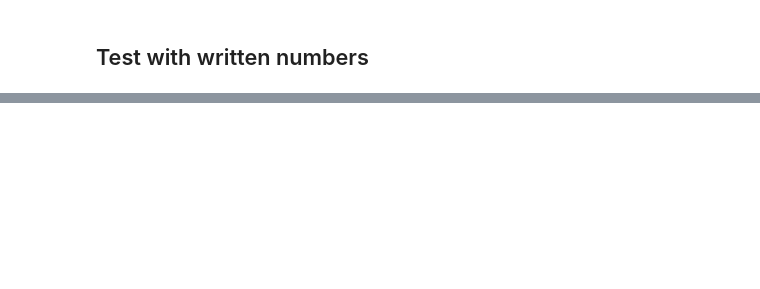
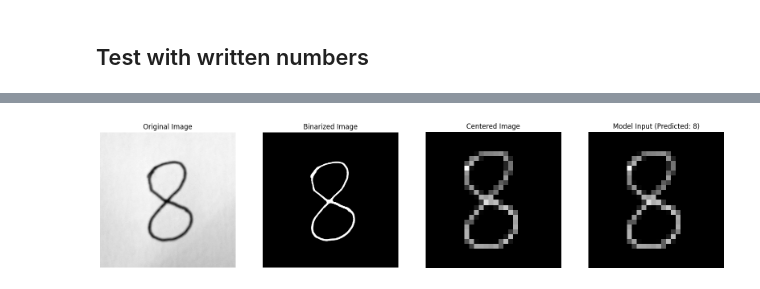
Before and after one commit to abe16s/MNIST-Mobile, a Jupyter notebook: raw_mnist.ipynb, the cells around one changed output, grey strips where cells are left out. Saved outputs shown, nothing was run; the diff lists cells and outputs as text; code cells hidden in the pictures; blank space fills up the shorter version.

```diff
--- a/raw_mnist.ipynb
+++ b/raw_mnist.ipynb
@@ -111 +109,82 @@ Image: one.jpg, Predicted Digit: 4
 ... (9 outputs left out)
+# %%
+def preprocess_image(image_path):
+    # Read the image in grayscale
+    img = cv2.imread(image_path, cv2.IMREAD_GRAYSCALE)
+
+    # Apply thresholding to binarize the image
+    _, img_bin = cv2.threshold(img, 128, 255, cv2.THRESH_BINARY_INV)
+
+    # Apply dilation to thicken the digit
+    kernel = np.ones((2, 2), np.uint8)
+    img_dilated = cv2.dilate(img_bin, kernel, iterations=1)
+
+    # Find bounding box of the digit
+    contours, _ = cv2.findContours(img_dilated, cv2.RETR_EXTERNAL, cv2.CHAIN_APPROX_SIMPLE)
+    if contours:
+        x, y, w, h = cv2.boundingRect(contours[0])
+        img_cropped = img_dilated[y:y+h, x:x+w]
+    else:
+        img_cropped = img_dilated  # Fallback if no contour is found
+
+    # Resize the cropped image to maintain aspect ratio
+    h, w = img_cropped.shape
+    scale = 20 / max(h, w)  # Target size within a 28x28 canvas
+    new_h, new_w = int(h * scale), int(w * scale)
+    img_resized = cv2.resize(img_cropped, (new_w, new_h), interpolation=cv2.INTER_AREA)
+
+    # Create a blank canvas and center the resized digit
+    canvas = np.zeros((28, 28), dtype='uint8')
+    top = (28 - new_h) // 2
+    left = (28 - new_w) // 2
+    canvas[top:top + new_h, left:left + new_w] = img_resized
+
+    # Normalize pixel values to [0, 1]
+    img_normalized = canvas.astype('float32') / 255.0
+
+    # Reshape to match the model's expected input (1, 28, 28, 1)
+    img_normalized = np.expand_dims(img_normalized, axis=-1)  # Add channel dimension
+    img_normalized = np.expand_dims(img_normalized, axis=0)  # Add batch dimension
+
+    return img, img_bin, canvas, img_normalized
+
+
+for image_name in os.listdir(image_folder):
+    image_path = os.path.join(image_folder, image_name)
+
+    # Preprocess and get original, binarized, centered, and normalized images
+    original, binarized, centered, input_tensor = preprocess_image(image_path)
+
+    # Make predictions
+    prediction = model.predict(input_tensor)
+    predicted_class = np.argmax(prediction, axis=1)[0]
+
+    # Display the images
+    plt.figure(figsize=(20, 5))
+
+    # Original image
+    plt.subplot(1, 4, 1)
+    plt.imshow(original, cmap='gray')
+    plt.title("Original Image")
+    plt.axis('off')
+
+    # Binarized image
+    plt.subplot(1, 4, 2)
+    plt.imshow(binarized, cmap='gray')
+    plt.title("Binarized Image")
+    plt.axis('off')
+
+    # Centered image
+    plt.subplot(1, 4, 3)
+    plt.imshow(centered, cmap='gray')
+    plt.title("Centered Image")
+    plt.axis('off')
+
+    # Normalized input to the model
+    plt.subplot(1, 4, 4)
+    plt.imshow(input_tensor.squeeze(), cmap='gray')
+    plt.title(f"Model Input (Predicted: {predicted_class})")
+    plt.axis('off')
+
+    plt.show()
+# %% [output]
@@ -111,0 +192 @@ Image: one.jpg, Predicted Digit: 4
+[figure, added]
```
Also changed, not shown: parts of 4 cells of this notebook.
